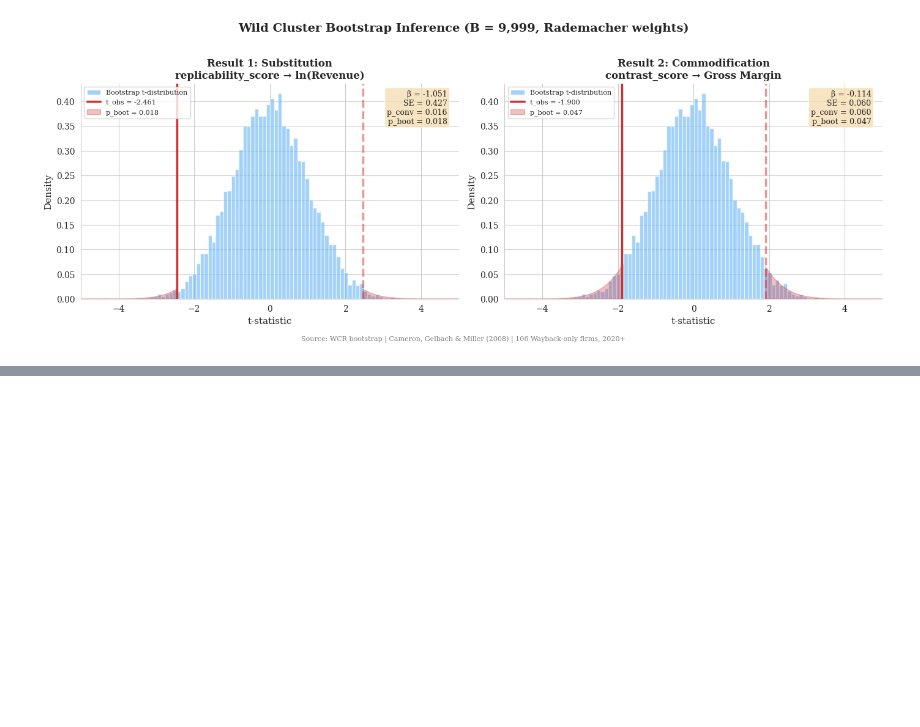
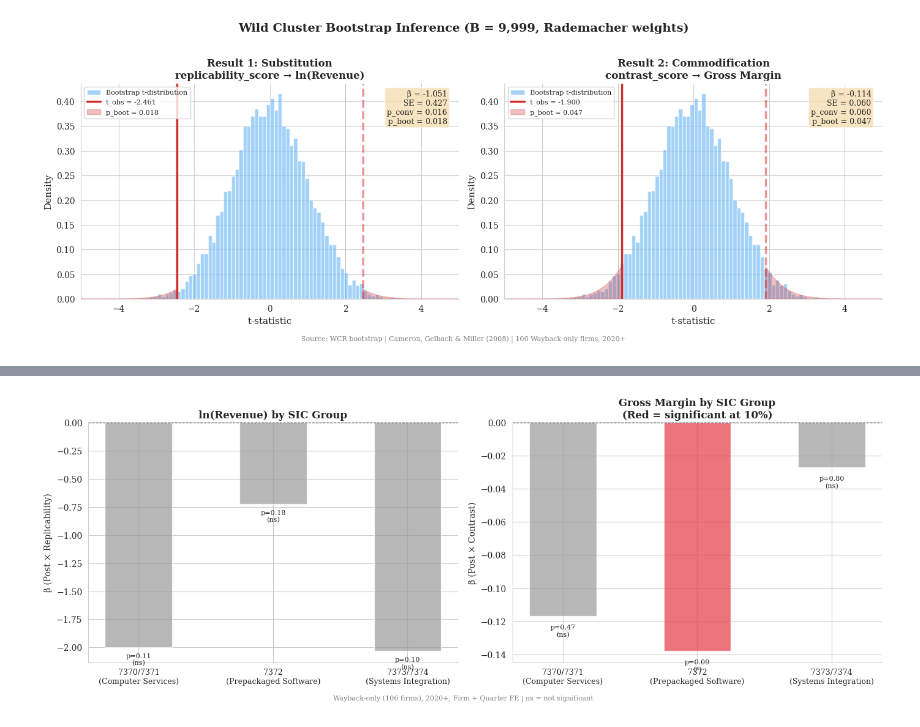
Before and after one commit to hakangulmez/thesis-ai-task-shock, a Jupyter notebook: notebooks/project_overview.ipynb, the cells around one changed output, grey strips where cells are left out. Saved outputs shown, nothing was run; the diff lists cells and outputs as text; code cells hidden in the pictures; blank space fills up the shorter version.

```diff
--- a/notebooks/project_overview.ipynb
+++ b/notebooks/project_overview.ipynb
@@ -1105,0 +1159,83 @@ plt.show()
+# %%
+import pandas as pd
+import matplotlib.pyplot as plt
+import numpy as np
+
+hetero = pd.DataFrame({
+    'SIC Group': ['7370/7371\n(Computer Services)',
+                  '7372\n(Prepackaged Software)',
+                  '7373/7374\n(Systems Integration)'],
+    'N Firms': [15, 66, 25],
+    'Rev Beta': [-1.998, -0.723, -2.032],
+    'Rev p': [0.113, 0.178, 0.105],
+    'GM Beta': [-0.117, -0.138, -0.027],
+    'GM p': [0.474, 0.093, 0.799]
+})
+
+fig, axes = plt.subplots(1, 2, figsize=(14, 5))
+
+colors_rev = ['#999999', '#999999', '#999999']
+colors_gm = ['#999999', '#E63946', '#999999']
+
+x = np.arange(3)
+width = 0.5
+
+# Revenue subplot
+bars = axes[0].bar(x, hetero['Rev Beta'],
+                    width, color=colors_rev,
+                    alpha=0.7, edgecolor='white')
+axes[0].axhline(0, color='black',
+                linewidth=0.8, linestyle='--')
+axes[0].set_xticks(x)
+axes[0].set_xticklabels(hetero['SIC Group'],
+                         fontsize=9)
+axes[0].set_ylabel('β (Post × Replicability)',
+                    fontsize=10)
+axes[0].set_title('ln(Revenue) by SIC Group',
+                   fontsize=12, fontweight='bold')
+axes[0].spines['top'].set_visible(False)
+axes[0].spines['right'].set_visible(False)
+
+for bar, p in zip(bars, hetero['Rev p']):
+    sig = '**' if p < 0.05 else '*' if p < 0.10 else 'ns'
+    axes[0].text(bar.get_x() + bar.get_width()/2,
+                 bar.get_height() - 0.05 if bar.get_height() < 0 else bar.get_height() + 0.02,
+                 f'p={p:.2f}\n({sig})',
+                 ha='center', va='top', fontsize=8)
+
+# Gross margin subplot
+bars2 = axes[1].bar(x, hetero['GM Beta'],
+                     width, color=colors_gm,
+                     alpha=0.7, edgecolor='white')
+axes[1].axhline(0, color='black',
+                linewidth=0.8, linestyle='--')
+axes[1].set_xticks(x)
+axes[1].set_xticklabels(hetero['SIC Group'],
+                         fontsize=9)
+axes[1].set_ylabel('β (Post × Contrast)', fontsize=10)
+axes[1].set_title('Gross Margin by SIC Group\n(Red = significant at 10%)',
+                   fontsize=12, fontweight='bold')
+axes[1].spines['top'].set_visible(False)
+axes[1].spines['right'].set_visible(False)
+
+for bar, p in zip(bars2, hetero['GM p']):
+    sig = '**' if p < 0.05 else '*' if p < 0.10 else 'ns'
+    axes[1].text(bar.get_x() + bar.get_width()/2,
+                 bar.get_height() - 0.005 if bar.get_height() < 0 else bar.get_height() + 0.001,
+                 f'p={p:.2f}\n({sig})',
+                 ha='center', va='top', fontsize=8)
+
+plt.figtext(0.5, -0.02,
+    'Wayback-only (106 firms), 2020+, '
+    'Firm + Quarter FE | ns = not significant',
+    ha='center', fontsize=8, color='gray')
+plt.tight_layout()
+plt.savefig('../figures/heterogeneity_sic.png',
+            bbox_inches='tight', dpi=150)
+plt.show()
+
+print(hetero[['SIC Group', 'N Firms',
+              'Rev Beta', 'Rev p',
+              'GM Beta', 'GM p']].to_string(index=False))
+# %% [output]
+[figure, added]
```
Also changed, not shown: parts of 10 cells of this notebook, 4 other files.
